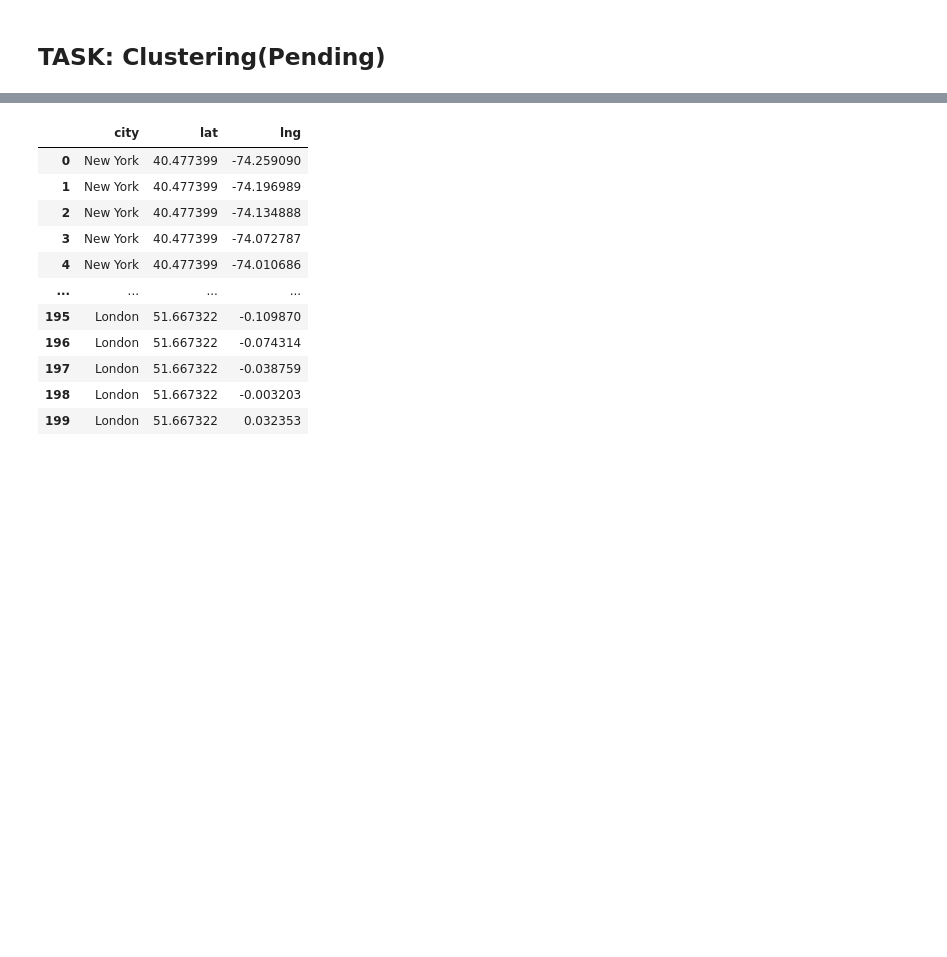
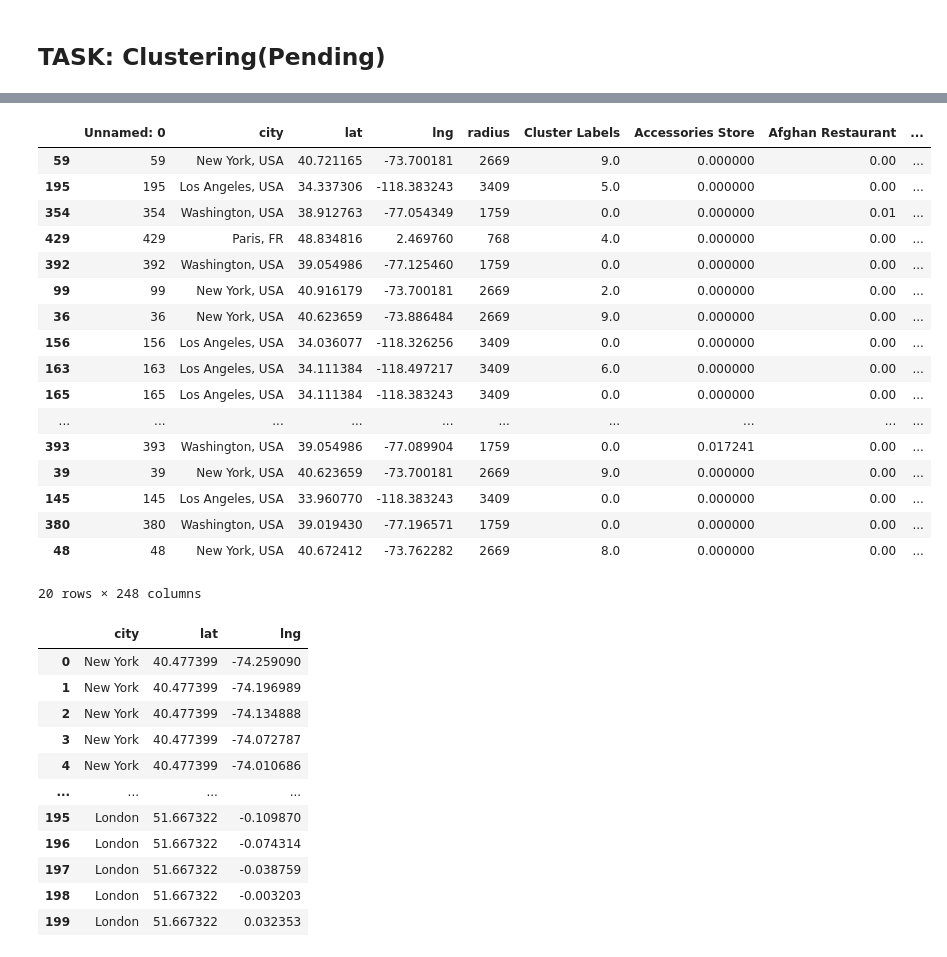
Before and after one commit to nforev/Coursera_Capstone, a Jupyter notebook: Assignment_Capstone_Neighborhoods_Battle2.ipynb, the cells around one changed output, grey strips where cells are left out. Drawn from its saved outputs; the diff is of its cells as text; code cells hidden in the pictures; blank space fills up the shorter version.

```diff
--- a/Assignment_Capstone_Neighborhoods_Battle2.ipynb
+++ b/Assignment_Capstone_Neighborhoods_Battle2.ipynb
@@ -248,0 +307,2 @@ city_venues.head()
+# %%
+city_grouped = city_onehot.groupby(['Latitude','Longitude']).mean().reset_index()
@@ -280,0 +353,13 @@ city_point.head(20)
+# %%
+from sklearn.cluster import KMeans
+
+# set number of clusters
+kclusters = 10
+
+city_grouped_clustering = city_grouped.drop(['Latitude','Longitude'], 1)
+
+# run k-means clustering
+kmeans = KMeans(n_clusters=kclusters, random_state=0).fit(city_grouped_clustering)
+
+# check cluster labels generated for each row in the dataframe
+kmeans.labels_[0:100]
@@ -280,0 +369,13 @@ city_point.head(20)
+# %%
+city_grouped.drop('Cluster Labels',axis=1,inplace=True)
+# %%
+# add clustering labels
+city_grouped.insert(0, 'Cluster Labels', kmeans.labels_)
+
+city_merged = city_point
+
+# merge toronto_grouped with toronto_data to add latitude/longitude for each neighborhood
+city_merged = city_merged.join(city_grouped.set_index(['Latitude','Longitude']), on=['lat','lng'])
+
+
+city_merged.dropna(inplace=True)
@@ -281,3 +402,24 @@ city_point.head(20)
+# %%
+city_merged
+# %% [output]
+|  | Unnamed: 0 | city | lat | lng | radius | Cluster Labels | Accessories Store | Afghan Restaurant | ... |
+| 59 | 59 | New York, USA | 40.721165 | -73.700181 | 2669 | 9.0 | 0.000000 | 0.00 | ... |
+| 195 | 195 | Los Angeles, USA | 34.337306 | -118.383243 | 3409 | 5.0 | 0.000000 | 0.00 | ... |
+| 354 | 354 | Washington, USA | 38.912763 | -77.054349 | 1759 | 0.0 | 0.000000 | 0.01 | ... |
+| 429 | 429 | Paris, FR | 48.834816 | 2.469760 | 768 | 4.0 | 0.000000 | 0.00 | ... |
+| 392 | 392 | Washington, USA | 39.054986 | -77.125460 | 1759 | 0.0 | 0.000000 | 0.00 | ... |
+| 99 | 99 | New York, USA | 40.916179 | -73.700181 | 2669 | 2.0 | 0.000000 | 0.00 | ... |
+| 36 | 36 | New York, USA | 40.623659 | -73.886484 | 2669 | 9.0 | 0.000000 | 0.00 | ... |
+| 156 | 156 | Los Angeles, USA | 34.036077 | -118.326256 | 3409 | 0.0 | 0.000000 | 0.00 | ... |
+| 163 | 163 | Los Angeles, USA | 34.111384 | -118.497217 | 3409 | 6.0 | 0.000000 | 0.00 | ... |
+| 165 | 165 | Los Angeles, USA | 34.111384 | -118.383243 | 3409 | 0.0 | 0.000000 | 0.00 | ... |
+| ... | ... | ... | ... | ... | ... | ... | ... | ... | ... |
+| 393 | 393 | Washington, USA | 39.054986 | -77.089904 | 1759 | 0.0 | 0.017241 | 0.00 | ... |
+| 39 | 39 | New York, USA | 40.623659 | -73.700181 | 2669 | 9.0 | 0.000000 | 0.00 | ... |
+| 145 | 145 | Los Angeles, USA | 33.960770 | -118.383243 | 3409 | 0.0 | 0.000000 | 0.00 | ... |
+| 380 | 380 | Washington, USA | 39.019430 | -77.196571 | 1759 | 0.0 | 0.000000 | 0.00 | ... |
+| 48 | 48 | New York, USA | 40.672412 | -73.762282 | 2669 | 8.0 | 0.000000 | 0.00 | ... |
+20 rows × 248 columns
 # %%
 df
 # %% [output]
```
Also changed, not shown: parts of 16 cells of this notebook.
